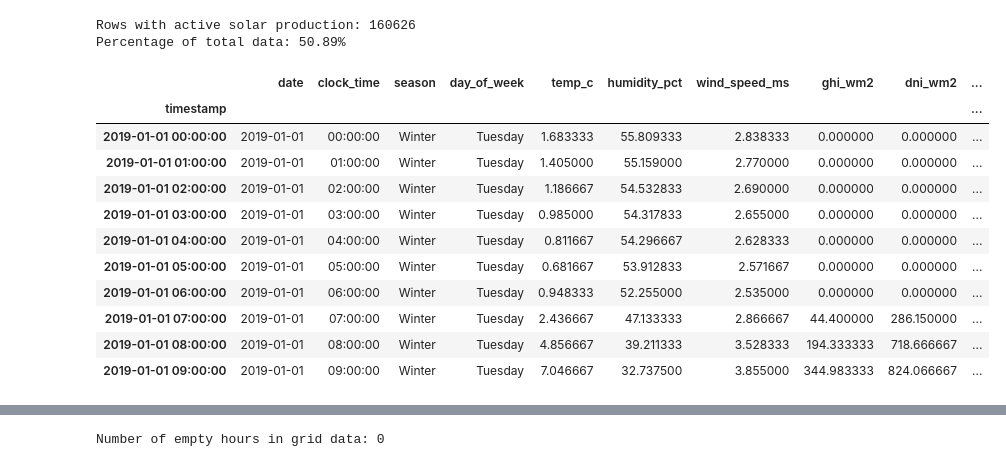
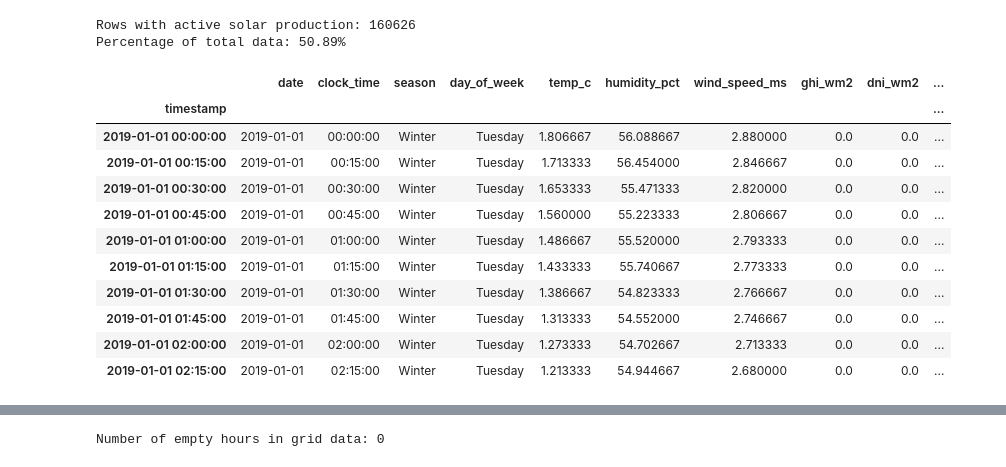
Before and after one commit to HarshilChawla/multi-scale-energy-stress-analysis, a Jupyter notebook: code/data preprocessing/grid_data_preprocessing.ipynb, the cells around one changed output, grey strips where cells are left out. Drawn from its saved outputs; the diff is of its cells as text; code cells hidden in the pictures.

Commit message:
Complete feature engineering and adjust lag/rolling windows for 15 min data

```diff
--- a/code/data preprocessing/grid_data_preprocessing.ipynb
+++ b/code/data preprocessing/grid_data_preprocessing.ipynb
@@ -212,13 +209,13 @@ print(f"Percentage of total data: {percentage_active:.2f}%")
 Rows with active solar production: 160626
 Percentage of total data: 50.89%
 # %%
-# Resampling to Hourly
+# Resampling to 15 minutes
 
 if grid_data.index.name != 'timestamp':
     grid_data = grid_data.set_index('timestamp')
 
-# Create the complete hourly dataset
-grid_hourly = grid_data.resample('H').agg({
+# Create the complete 15 minutes dataset
+grid_15min = grid_data.resample('15min').agg({
     'date': 'first',
     'clock_time': 'first',
     'season': 'first',
@@ -234,27 +231,27 @@ grid_hourly = grid_data.resample('H').agg({
     'electric_demand_mw': ['mean', 'max', 'std'] # Keep the 'spikiness' metrics
 }).copy()
 
-grid_hourly.columns = [
+grid_15min.columns = [
     'date', 'clock_time', 'season', 'day_of_week', 'temp_c', 'humidity_pct', 'wind_speed_ms',
     'ghi_wm2', 'dni_wm2', 'dhi_wm2', 'solar_gen_mw', 'wind_gen_mw',
     'demand_avg_mw', 'demand_max_mw', 'demand_std_mw'
 ]
 
 # Calculate Net Load
-grid_hourly['net_load_mw'] = grid_hourly['demand_avg_mw'] - grid_hourly['solar_gen_mw'] - grid_hourly['wind_gen_mw']
+grid_15min['net_load_mw'] = grid_15min['demand_avg_mw'] - grid_15min['solar_gen_mw'] - grid_15min['wind_gen_mw']
 # %%
-grid_hourly.head(10)
+grid_15min.head(10)
 # %% [output]
 |  | date | clock_time | season | day_of_week | temp_c | humidity_pct | wind_speed_ms | ghi_wm2 | dni_wm2 | ... |
 | timestamp |  |  |  |  |  |  |  |  |  | ... |
-| 2019-01-01 00:00:00 | 2019-01-01 | 00:00:00 | Winter | Tuesday | 1.683333 | 55.809333 | 2.838333 | 0.000000 | 0.000000 | ... |
-| 2019-01-01 01:00:00 | 2019-01-01 | 01:00:00 | Winter | Tuesday | 1.405000 | 55.159000 | 2.770000 | 0.000000 | 0.000000 | ... |
-| 2019-01-01 02:00:00 | 2019-01-01 | 02:00:00 | Winter | Tuesday | 1.186667 | 54.532833 | 2.690000 | 0.000000 | 0.000000 | ... |
-| 2019-01-01 03:00:00 | 2019-01-01 | 03:00:00 | Winter | Tuesday | 0.985000 | 54.317833 | 2.655000 | 0.000000 | 0.000000 | ... |
-| 2019-01-01 04:00:00 | 2019-01-01 | 04:00:00 | Winter | Tuesday | 0.811667 | 54.296667 | 2.628333 | 0.000000 | 0.000000 | ... |
-| 2019-01-01 05:00:00 | 2019-01-01 | 05:00:00 | Winter | Tuesday | 0.681667 | 53.912833 | 2.571667 | 0.000000 | 0.000000 | ... |
-| 2019-01-01 06:00:00 | 2019-01-01 | 06:00:00 | Winter | Tuesday | 0.948333 | 52.255000 | 2.535000 | 0.000000 | 0.000000 | ... |
-| 2019-01-01 07:00:00 | 2019-01-01 | 07:00:00 | Winter | Tuesday | 2.436667 | 47.133333 | 2.866667 | 44.400000 | 286.150000 | ... |
-| 2019-01-01 08:00:00 | 2019-01-01 | 08:00:00 | Winter | Tuesday | 4.856667 | 39.211333 | 3.528333 | 194.333333 | 718.666667 | ... |
-| 2019-01-01 09:00:00 | 2019-01-01 | 09:00:00 | Winter | Tuesday | 7.046667 | 32.737500 | 3.855000 | 344.983333 | 824.066667 | ... |
+| 2019-01-01 00:00:00 | 2019-01-01 | 00:00:00 | Winter | Tuesday | 1.806667 | 56.088667 | 2.880000 | 0.0 | 0.0 | ... |
+| 2019-01-01 00:15:00 | 2019-01-01 | 00:15:00 | Winter | Tuesday | 1.713333 | 56.454000 | 2.846667 | 0.0 | 0.0 | ... |
+| 2019-01-01 00:30:00 | 2019-01-01 | 00:30:00 | Winter | Tuesday | 1.653333 | 55.471333 | 2.820000 | 0.0 | 0.0 | ... |
+| 2019-01-01 00:45:00 | 2019-01-01 | 00:45:00 | Winter | Tuesday | 1.560000 | 55.223333 | 2.806667 | 0.0 | 0.0 | ... |
+| 2019-01-01 01:00:00 | 2019-01-01 | 01:00:00 | Winter | Tuesday | 1.486667 | 55.520000 | 2.793333 | 0.0 | 0.0 | ... |
+| 2019-01-01 01:15:00 | 2019-01-01 | 01:15:00 | Winter | Tuesday | 1.433333 | 55.740667 | 2.773333 | 0.0 | 0.0 | ... |
+| 2019-01-01 01:30:00 | 2019-01-01 | 01:30:00 | Winter | Tuesday | 1.386667 | 54.823333 | 2.766667 | 0.0 | 0.0 | ... |
+| 2019-01-01 01:45:00 | 2019-01-01 | 01:45:00 | Winter | Tuesday | 1.313333 | 54.552000 | 2.746667 | 0.0 | 0.0 | ... |
+| 2019-01-01 02:00:00 | 2019-01-01 | 02:00:00 | Winter | Tuesday | 1.273333 | 54.702667 | 2.713333 | 0.0 | 0.0 | ... |
+| 2019-01-01 02:15:00 | 2019-01-01 | 02:15:00 | Winter | Tuesday | 1.213333 | 54.944667 | 2.680000 | 0.0 | 0.0 | ... |
 # %%
```
Also changed, not shown: parts of 28 cells of this notebook, 1 other file.
